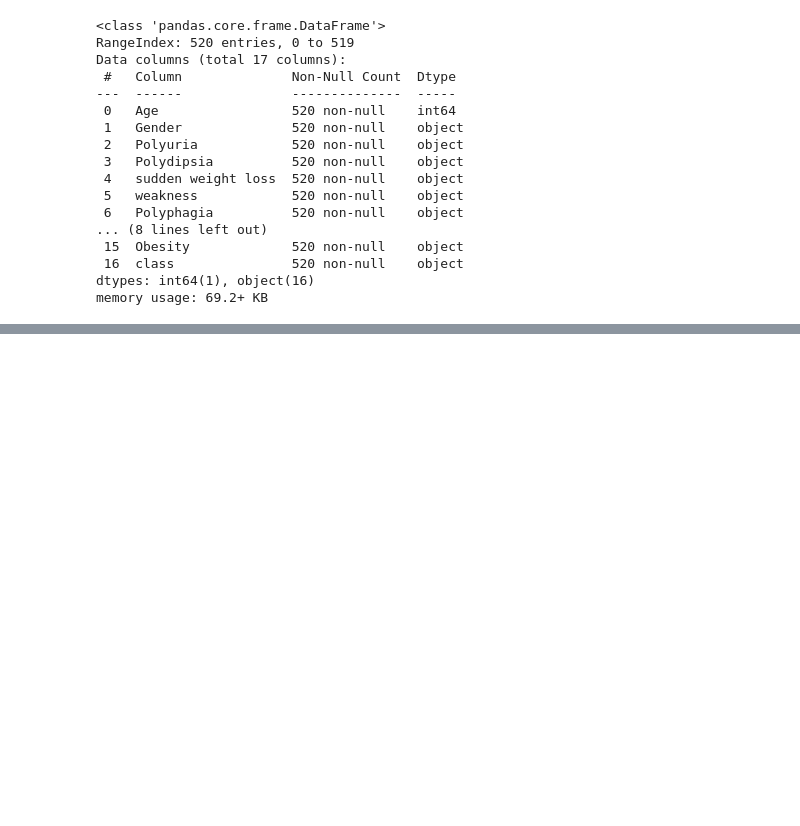
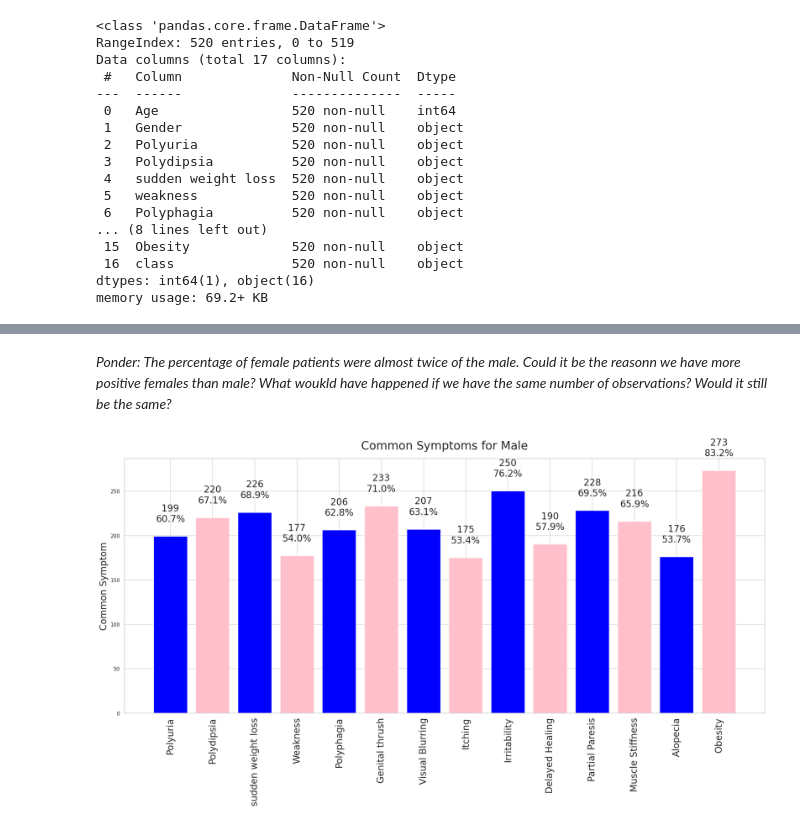
Before and after one commit to ifuu16/ChiezieEucharia, a Jupyter notebook: Early_Diabetes_Detection.ipynb, the cells around one changed output, grey strips where cells are left out. Cells and saved outputs as stored; diff of their text form; code cells hidden in the pictures; blank space fills up the shorter version.

```diff
--- a/Early_Diabetes_Detection.ipynb
+++ b/Early_Diabetes_Detection.ipynb
@@ -68,0 +148,40 @@ print(duplicate_rows)
+# %% [markdown]
+*Ponder: The percentage of female patients were almost twice of the male. Could it be the reasonn we have more positive females than male? What woukld have happened if we have the same number of observations? Would it still be the same?*
+# %%
+#4 Common Symptoms in male and female
+
+# Identify Common Symptoms for Males
+male_data = data[data['Gender'] == 'Male'] #create a new dataframe that contains only male rows
+common_male_symptoms = male_data.drop(["Gender", "Age", "Class"], axis=1).apply(lambda x: x.value_counts().max()) #Drop the age, class and gender columns since they are not part of the symptoms we are trying to explore
+
+
+common_male_symptoms_df = pd.DataFrame({
+    'Symptoms': common_male_symptoms.index,
+    'Common Symptoms_Count': common_male_symptoms.values
+})
+
+
+
+
+sns.set(style='whitegrid')  # Set a white grid background for better readability
+# Plot the common symptoms
+plt.figure(figsize=(25, 10))
+symptom_plot = plt.bar(common_male_symptoms_df['Symptoms'], common_male_symptoms_df['Common Symptoms_Count'], color=['blue', 'pink'])
+plt.title('Common Symptoms for Male', fontsize=25, pad=20)
+plt.ylabel('Common Symptom', fontsize=20)
+plt.xticks(rotation=90, fontsize=20)
+
+
+#Display the percentage count
+total = len(male_data)
+for bar in symptom_plot:
+    percentage = '{:.1f}%'.format(100 * bar.get_height() / total) # Calculate the percentage to one significant figure
+    count = bar.get_height()
+    x = bar.get_x() + bar.get_width() / 2 # Place the text at the center of the bar/patch
+    y = bar.get_height() + 0.05 * total  # Adjust the vertical position of the text
+    plt.text(x, y, f'{count}\n{percentage}', ha='center', fontsize=20)
+
+
+plt.show()
+# %% [output]
+[figure, added]
```
Also changed, not shown: parts of 13 cells of this notebook.
